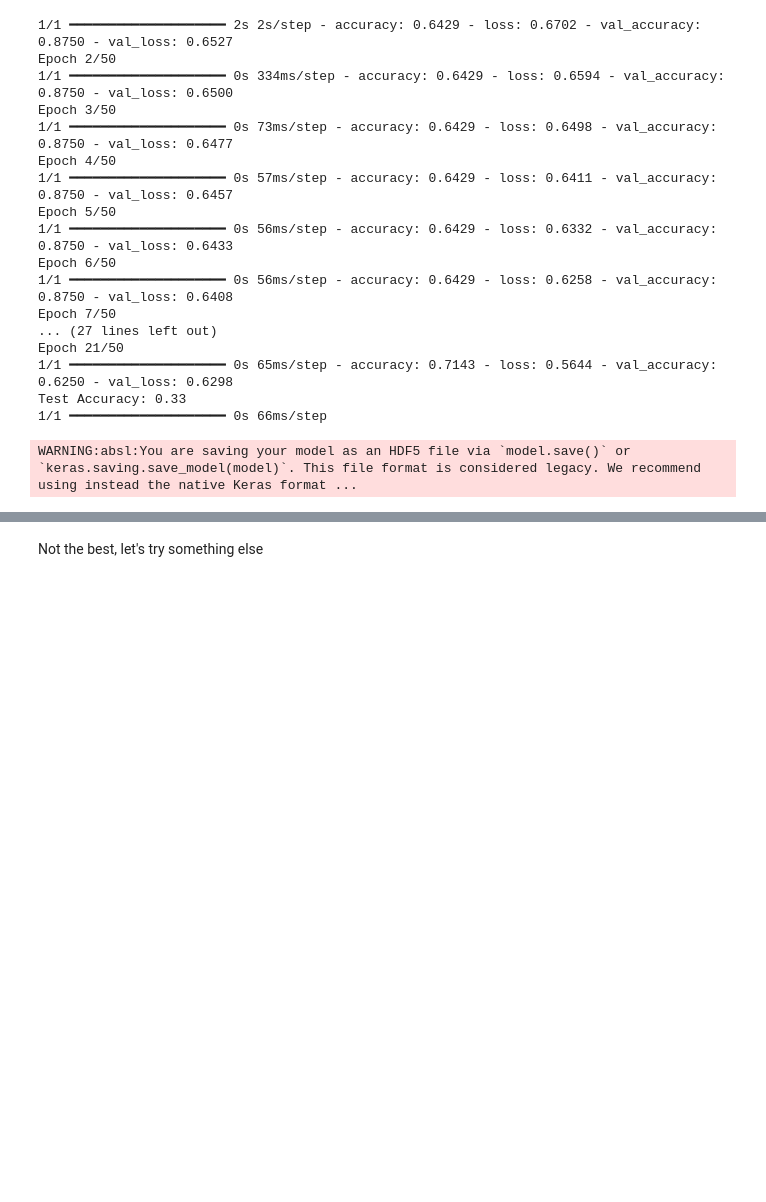
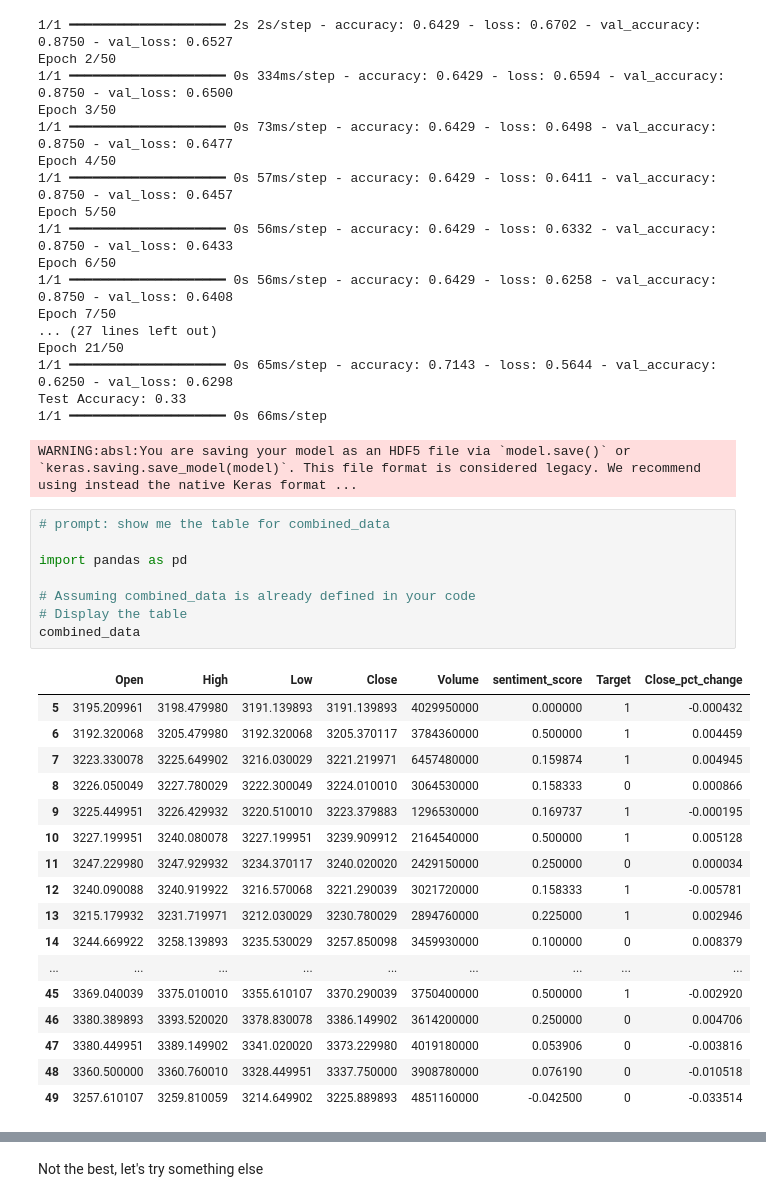
Before and after one commit to rbidini/DeepLearnProject, a Jupyter notebook: Project Submission.ipynb, the cells around one changed output, grey strips where cells are left out. Cells and saved outputs as stored; diff of their text form; blank space fills up the shorter version.

```diff
--- a/Project Submission.ipynb
+++ b/Project Submission.ipynb
@@ -1102,3 +1102,29 @@ Epoch 21/50
 Test Accuracy: 0.33
 1/1 ━━━━━━━━━━━━━━━━━━━━ 0s 66ms/step
 WARNING:absl:You are saving your model as an HDF5 file via `model.save()` or `keras.saving.save_model(model)`. This file format is considered legacy. We recommend using instead the native Keras format ...
+# %%
+# prompt: show me the table for combined_data
+
+import pandas as pd
+
+# Assuming combined_data is already defined in your code
+# Display the table
+combined_data
+# %% [output]
+|  | Open | High | Low | Close | Volume | sentiment_score | Target | Close_pct_change |
+| 5 | 3195.209961 | 3198.479980 | 3191.139893 | 3191.139893 | 4029950000 | 0.000000 | 1 | -0.000432 |
+| 6 | 3192.320068 | 3205.479980 | 3192.320068 | 3205.370117 | 3784360000 | 0.500000 | 1 | 0.004459 |
+| 7 | 3223.330078 | 3225.649902 | 3216.030029 | 3221.219971 | 6457480000 | 0.159874 | 1 | 0.004945 |
+| 8 | 3226.050049 | 3227.780029 | 3222.300049 | 3224.010010 | 3064530000 | 0.158333 | 0 | 0.000866 |
+| 9 | 3225.449951 | 3226.429932 | 3220.510010 | 3223.379883 | 1296530000 | 0.169737 | 1 | -0.000195 |
+| 10 | 3227.199951 | 3240.080078 | 3227.199951 | 3239.909912 | 2164540000 | 0.500000 | 1 | 0.005128 |
+| 11 | 3247.229980 | 3247.929932 | 3234.370117 | 3240.020020 | 2429150000 | 0.250000 | 0 | 0.000034 |
+| 12 | 3240.090088 | 3240.919922 | 3216.570068 | 3221.290039 | 3021720000 | 0.158333 | 1 | -0.005781 |
+| 13 | 3215.179932 | 3231.719971 | 3212.030029 | 3230.780029 | 2894760000 | 0.225000 | 1 | 0.002946 |
+| 14 | 3244.669922 | 3258.139893 | 3235.530029 | 3257.850098 | 3459930000 | 0.100000 | 0 | 0.008379 |
+| ... | ... | ... | ... | ... | ... | ... | ... | ... |
+| 45 | 3369.040039 | 3375.010010 | 3355.610107 | 3370.290039 | 3750400000 | 0.500000 | 1 | -0.002920 |
+| 46 | 3380.389893 | 3393.520020 | 3378.830078 | 3386.149902 | 3614200000 | 0.250000 | 0 | 0.004706 |
+| 47 | 3380.449951 | 3389.149902 | 3341.020020 | 3373.229980 | 4019180000 | 0.053906 | 0 | -0.003816 |
+| 48 | 3360.500000 | 3360.760010 | 3328.449951 | 3337.750000 | 3908780000 | 0.076190 | 0 | -0.010518 |
+| 49 | 3257.610107 | 3259.810059 | 3214.649902 | 3225.889893 | 4851160000 | -0.042500 | 0 | -0.033514 |
```
Also changed, not shown: parts of 6 cells of this notebook.
